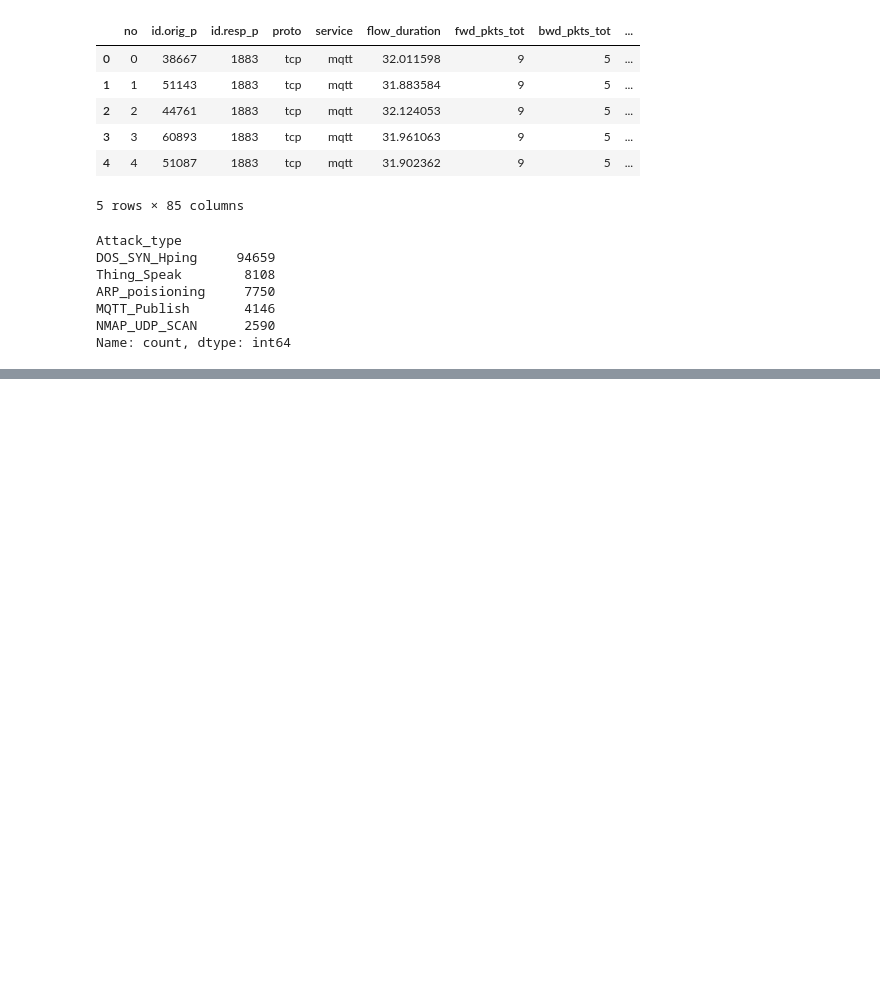
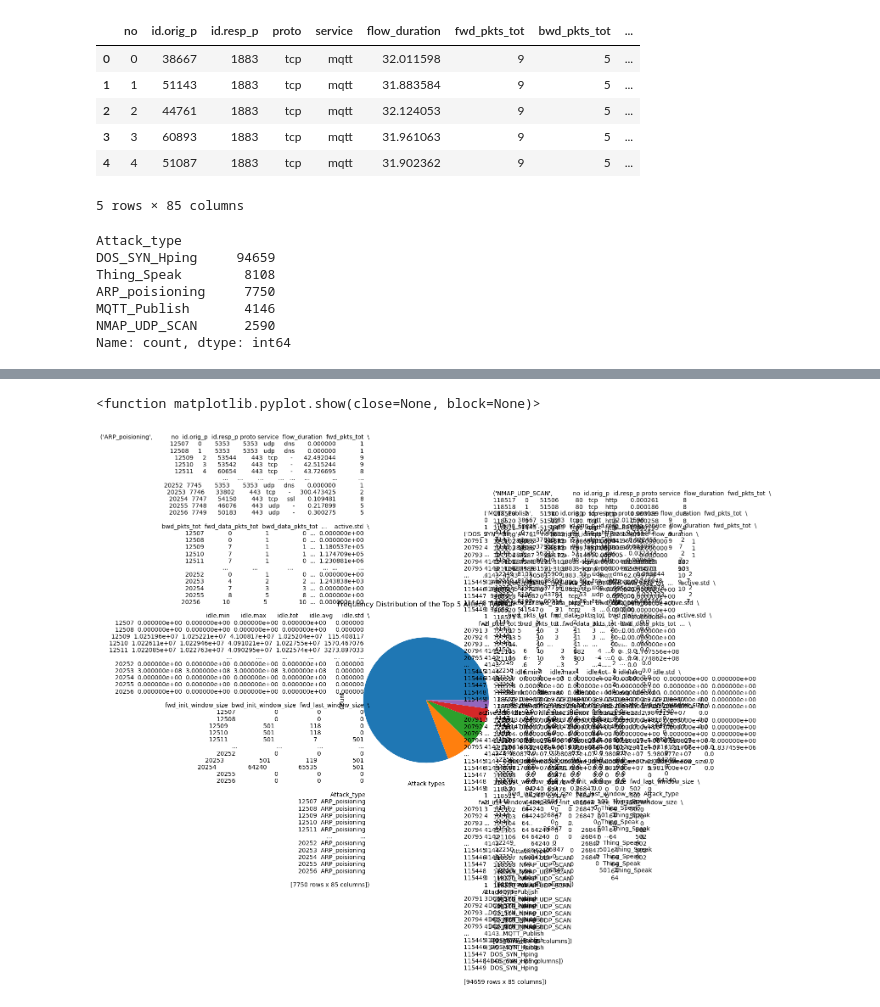
Before and after one commit to elnoirS/CPE-311, a Jupyter notebook: Anton.ipynb, the cells around one changed output, grey strips where cells are left out. Drawn from its saved outputs; the diff is of its cells as text; code cells hidden in the pictures; blank space fills up the shorter version.

```diff
--- a/Anton.ipynb
+++ b/Anton.ipynb
@@ -50,0 +79,11 @@ dfv2_q.sort_values('flow_duration', ascending=False).tail()
+# %%
+counts = dfv2_top_5.Attack_type.value_counts()
+label = dfv2_top_5.groupby('Attack_type', observed=True)
+plt.pie(counts, labels=label)
+plt.xlabel('Attack types')
+plt.ylabel('Count')
+plt.suptitle('Frequency Distribution of the Top 5 Attack Types')
+plt.show
+# %% [output]
+<function matplotlib.pyplot.show(close=None, block=None)>
+[figure, added]
```
Also changed, not shown: parts of 6 cells of this notebook.
